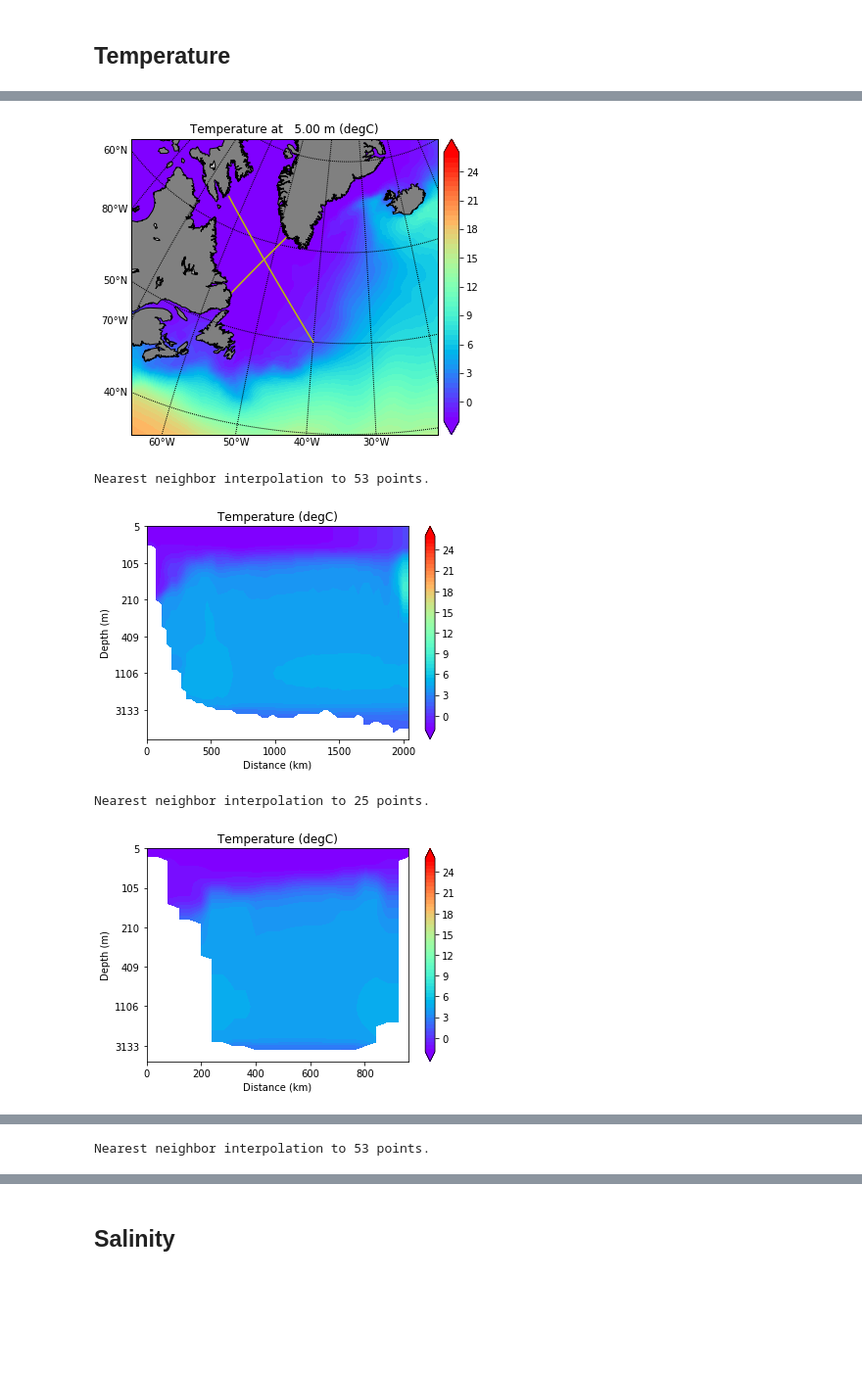
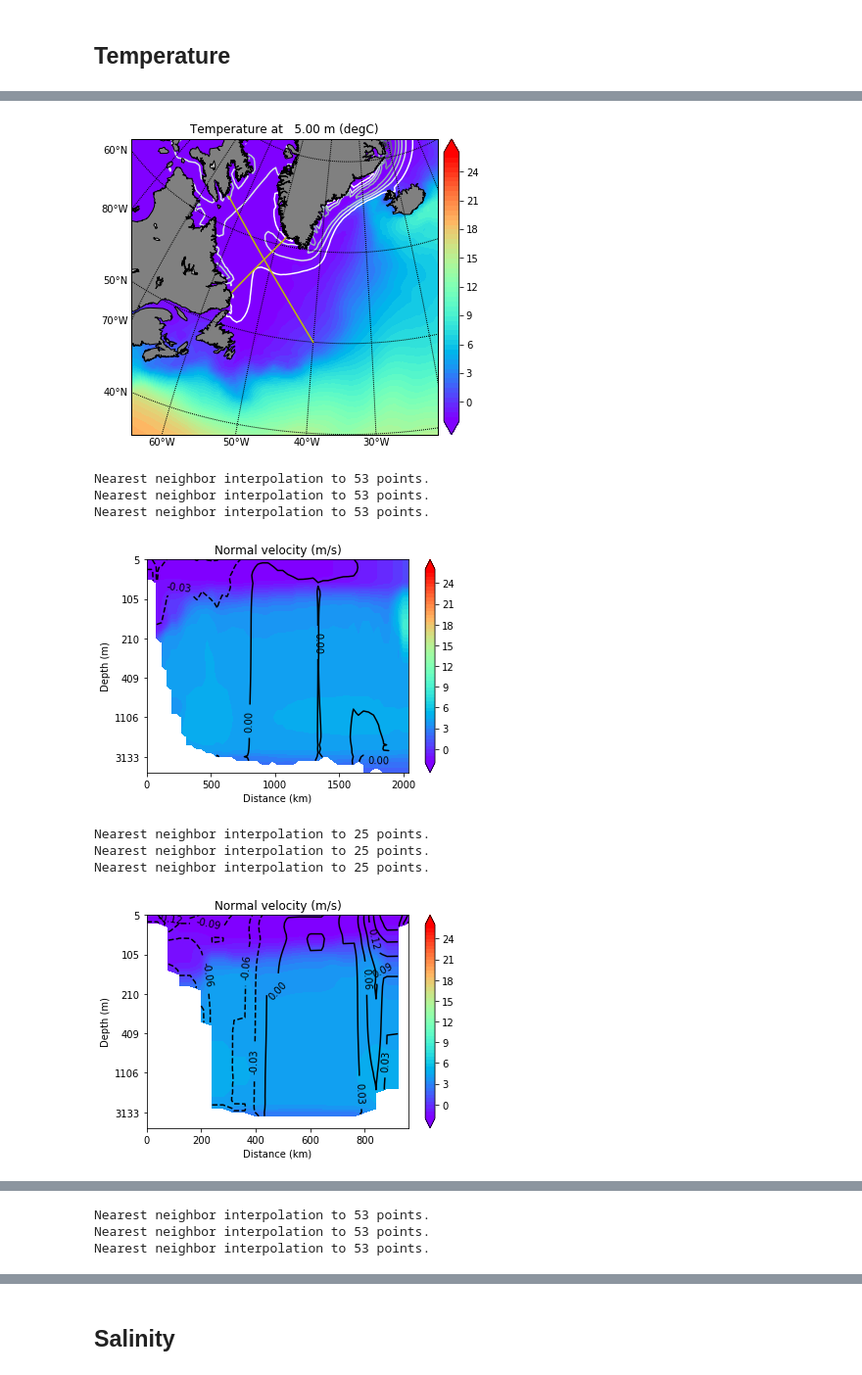
Before and after one commit to qingli411/mpasanalysis, a Jupyter notebook: plot_LabSea_climo_cross_section.ipynb, the cells around one changed output, grey strips where cells are left out. Shown at 98% size. Drawn from its saved outputs; the diff is of its cells as text; code cells hidden in the pictures; blank space fills up the shorter version.

Commit message:
Add contours on transect

```diff
--- a/plot_LabSea_climo_cross_section.ipynb
+++ b/plot_LabSea_climo_cross_section.ipynb
@@ -4,10 +4,13 @@ import e3sm_res_cmp
 %matplotlib inline
 # %%
 # get paths of restart files, monthly mean output files, processed climatology files and output figures
-data_root = e3sm_res_cmp.load_paths_ocn(climo_ys=21, climo_ye=50, ts_ys=1, ts_ye=50, runname='low-res-cmp')
+runname = 'low-res-cmp'
+data_root = e3sm_res_cmp.load_paths_ocn(climo_ys=21, climo_ye=50, ts_ys=1, ts_ye=50, runname=runname)
 rst_root = data_root['rst_root']
 climo_root = data_root['climo_root']
 fig_root = data_root['fig_root']
 rst_file = rst_root+'/mpaso.rst.0051-01-01_00000.nc'
+data_root_ice = e3sm_res_cmp.load_paths_ice(climo_ys=21, climo_ye=50, ts_ys=1, ts_ye=50, runname=runname)
+climo_root_ice = data_root_ice['climo_root']
 # %% [output]
 Running on machine blueslogin1
@@ -30,7 +34,7 @@ s2_s_lon = trnsct2.lon0
 s2_e_lat = trnsct2.lat1
 s2_e_lon = trnsct2.lon1
 # list of depths
-depth_list = [0]
+depth = 0
 # %% [output]
 Pre-defined transect 'LabSea Center'.
 Pre-defined transect 'AR7W'.
@@ -43,34 +47,52 @@ for i in np.arange(12):
     mpaso_temp = mpasodata.get_volume(varname='timeMonthly_avg_activeTracers_temperature',
                                       name='Temperature', units='degC')
     levels = np.linspace(-2, 26, 57)
+    climo_file_ithick = climo_root_ice+'/iceThickness/mpascice_{:02d}_climo.nc'.format(i+1)
+    mpascicedata = MPASCICEData(filepath=climo_file_ithick, filepath_mesh=rst_file)
+    mpascice_ithick = mpascicedata.get_map(varname='timeMonthly_avg_iceVolumeCell',
+                                           name='Ice thickness', units='m')
+    levels_ithick = np.linspace(0.5, 5, 10)
+    climo_file_velo = climo_root+'/velocity/mpaso_{:02d}_climo.nc'.format(i+1)
+    mpasodata_velo = MPASOData(filepath=climo_file_velo, filepath_mesh=rst_file)
+    mpaso_u = mpasodata_velo.get_volume(varname='timeMonthly_avg_velocityZonal',
+                                        name='u', units='m/s')
+    mpaso_v = mpasodata_velo.get_volume(varname='timeMonthly_avg_velocityMeridional',
+                                        name='v', units='m/s')
+    levels_velo = np.linspace(-0.3, 0.3, 21)
 
     # Temperature map at different depths
-    for depth in depth_list:
-        fig = plt.figure(figsize=[6,6])
-        mpaso_dat = mpaso_temp.get_map(depth=depth)
-        m, f = mpaso_dat.plot(region='LabSea', ptype='contourf', levels=levels)
-        m.drawgreatcircle(s1_s_lon, s1_s_lat, s1_e_lon, s1_e_lat, color='y')
-        m.drawgreatcircle(s2_s_lon, s2_s_lat, s2_e_lon, s2_e_lat, color='y')
-        plt.show()
-        figname = fig_root+'/LabSea_climo_{:02d}_Map_temperature_D{:d}.png'.format(i+1, depth)
-        fig.savefig(figname, dpi = 300)
-        plt.close(fig)
+    fig = plt.figure(figsize=[6,6])
+    mpaso_dat = mpaso_temp.get_map(depth=depth)
+    m, f = mpaso_dat.plot(region='LabSea', ptype='contourf', levels=levels)
+    m.drawgreatcircle(s1_s_lon, s1_s_lat, s1_e_lon, s1_e_lat, color='y')
+    m.drawgreatcircle(s2_s_lon, s2_s_lat, s2_e_lon, s2_e_lat, color='y')
+    mpascice_ithick.overlay(m, levels=levels_ithick, cmap='bone_r')
+    plt.show()
+    figname = fig_root+'/LabSea_climo_{:02d}_Map_temperature_D{:d}.png'.format(i+1, depth)
+    fig.savefig(figname, dpi = 300)
+    plt.close(fig)
 
     # Vertical cross sections of temeprature
     # section 1
     fig = plt.figure(figsize=[6,4])
-    mpaso_vcsec1 = mpaso_temp.get_vertical_cross_section(lon0=s1_s_lon, lat0=s1_s_lat,
-                                                         lon1=s1_e_lon, lat1=s1_e_lat)
+    mpaso_vcsec1 = mpaso_temp.get_transect(trnsct1)
     mpaso_vcsec1.plot(levels=levels, depth_mode='native')
+    ax = plt.gca()
+    plot_transect_normal(mpaso_u, mpaso_v, trnsct1, name='Normal velocity', levels=levels_velo,
+                         depth_mode='native', axis=ax, ptype='contour', colors='k', add_colorbar=False,
+                         invert_yaxis=False)
     plt.show()
     figname = fig_root+'/LabSea_climo_{:02d}_VCSec1_temperature.png'.format(i+1)
     fig.savefig(figname, dpi = 300)
     plt.close(fig)
     # section 2
     fig = plt.figure(figsize=[6,4])
-    mpaso_vcsec2 = mpaso_temp.get_vertical_cross_section(lon0=s2_s_lon, lat0=s2_s_lat,
-                                                         lon1=s2_e_lon, lat1=s2_e_lat, depth_bottom=4500)
+    mpaso_vcsec2 = mpaso_temp.get_transect(trnsct2)
     mpaso_vcsec2.plot(levels=levels, depth_mode='native')
+    ax = plt.gca()
+    plot_transect_normal(mpaso_u, mpaso_v, trnsct2, name='Normal velocity', levels=levels_velo,
+                         depth_mode='native', axis=ax, ptype='contour', colors='k', add_colorbar=False,
+                         invert_yaxis=False)
     plt.show()
     figname = fig_root+'/LabSea_climo_{:02d}_VCSec2_temperature.png'.format(i+1)
     fig.savefig(figname, dpi = 300)
@@ -79,7 +104,11 @@ for i in np.arange(12):
 Reading mesh data from /lcrc/group/acme/jwolfe/acme_scratch/20190509.A_WCYCL1950S_CMIP6_LRtunedHR.ne30_oECv3_ICG.anvil/run/mpaso.rst.0051-01-01_00000.nc
 Plotting map of Temperature at   5.00 m (degC) at region 'LabSea'
-[figure, old version]
+[figure, new version]
 Nearest neighbor interpolation to 53 points.
+Nearest neighbor interpolation to 53 points.
+Nearest neighbor interpolation to 53 points.
-[figure, old version]
+[figure, new version]
 Nearest neighbor interpolation to 25 points.
+Nearest neighbor interpolation to 25 points.
+Nearest neighbor interpolation to 25 points.
-[figure, old version]
+[figure, new version]
@@ -89 +121,3 @@ Plotting map of Temperature at   5.00 m (degC) at region 'LabSea'
 Nearest neighbor interpolation to 53 points.
+Nearest neighbor interpolation to 53 points.
+Nearest neighbor interpolation to 53 points.
```
Also changed, not shown: parts of 3 cells of this notebook, 1 other file.
